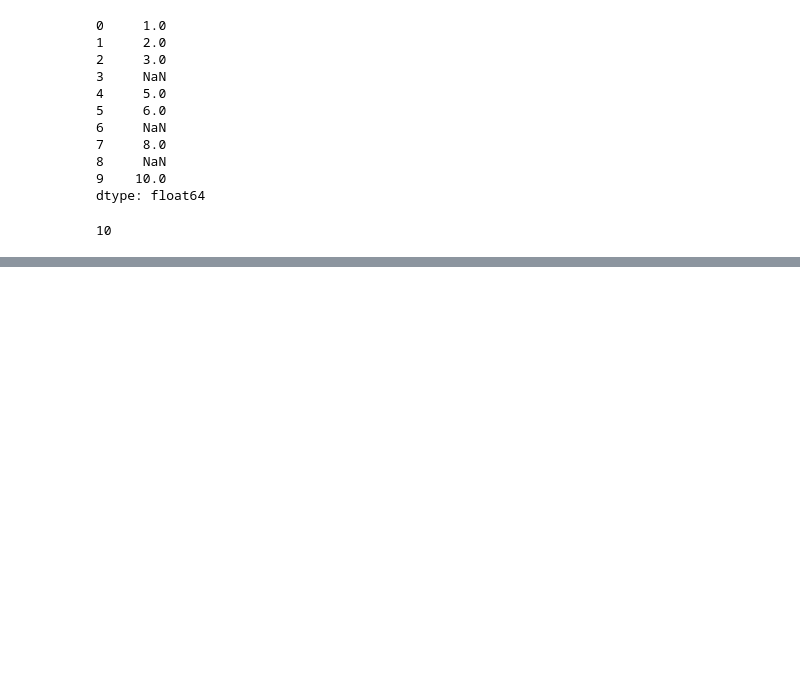
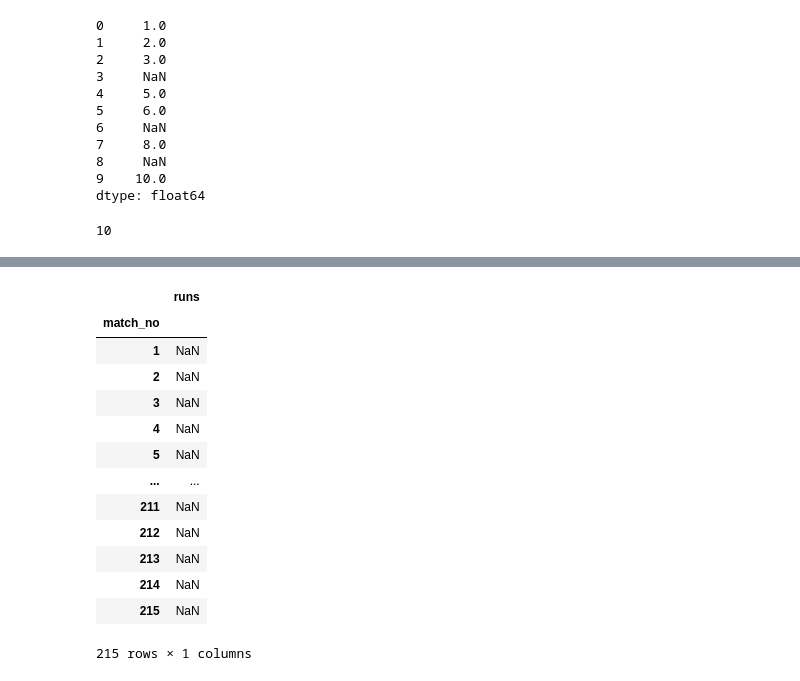
Before and after one commit to aayushmanz/Python-for-ML, a Jupyter notebook: Pandas in Python/Plot and Series Methods in Pandas.ipynb, the cells around one changed output, grey strips where cells are left out. Drawn from its saved outputs; the diff is of its cells as text; code cells hidden in the pictures; blank space fills up the shorter version.

```diff
--- a/Pandas in Python/Plot and Series Methods in Pandas.ipynb
+++ b/Pandas in Python/Plot and Series Methods in Pandas.ipynb
@@ -146,0 +191,23 @@ temp.isnull().size
+# %%
+# isin :
+vk = pd.read_csv('/workspaces/Python-for-ML/Database from Kaggle/kohli_ipl.csv',)
+
+vk.set_index('match_no', inplace=True)
+# %%
+# isin ->
+vk[(vk == 49) | (vk == 99)]
+# %% [output]
+|  | runs |
+| match_no |  |
+| 1 | NaN |
+| 2 | NaN |
+| 3 | NaN |
+| 4 | NaN |
+| 5 | NaN |
+| ... | ... |
+| 211 | NaN |
+| 212 | NaN |
+| 213 | NaN |
+| 214 | NaN |
+| 215 | NaN |
+215 rows × 1 columns
```
Also changed, not shown: parts of 12 cells of this notebook.
